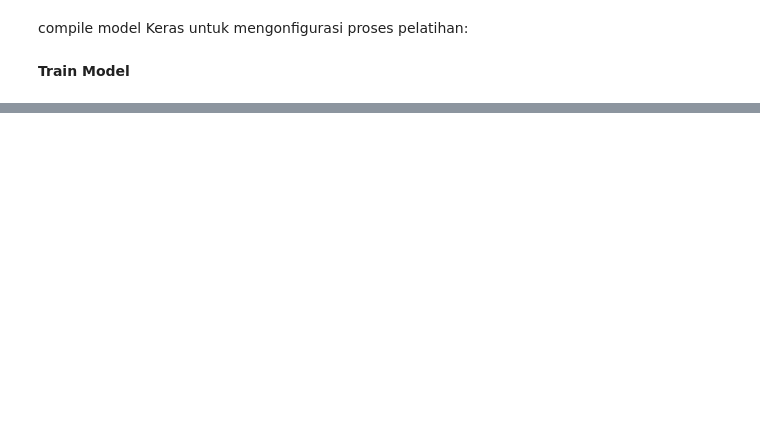
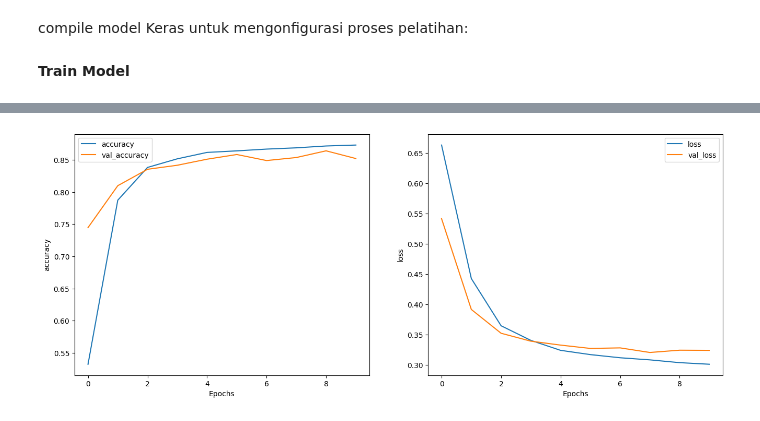
Before and after one commit to Ryansyaaw/Machine-Learning_2023, a Jupyter notebook: week 10/week10.1.ipynb, the cells around one changed output, grey strips where cells are left out. Drawn from its saved outputs; the diff is of its cells as text; code cells hidden in the pictures; blank space fills up the shorter version.

```diff
--- a/week 10/week10.1.ipynb
+++ b/week 10/week10.1.ipynb
@@ -152,0 +198,7 @@ KeyboardInterrupt: ignored
+# %%
+model = tf.keras.Sequential([encoder,tf.keras.layers.Embedding(len(encoder.get_vocabulary()), 64, mask_zero=True), tf.keras.layers.Bidirectional(tf.keras.layers.LSTM (64, return_sequences=True)),tf.keras.layers.Bidirectional(tf.keras.layers.LSTM(32)),tf.keras.layers.Dense(64, activation='relu'),tf.keras.layers.Dropout(0.5), tf.keras.layers.Dense(1)
+])
+# %%
+model.compile(loss=tf.keras.losses.BinaryCrossentropy(from_logits=True),optimizer=tf.keras.optimizers.Adam(1e-4),metrics=['accuracy'])
+# %%
+history = model.fit(train_dataset, epochs=10,validation_data=test_dataset,validation_steps=30)
@@ -152,0 +244,8 @@ KeyboardInterrupt: ignored
+# %%
+plt.figure(figsize=(16, 6))
+plt.subplot(1, 2, 1)
+plot_graphs(history, 'accuracy')
+plt.subplot(1, 2, 2)
+plot_graphs(history, 'loss')
+# %% [output]
+[figure, added]
```
Also changed, not shown: parts of 13 cells of this notebook.
